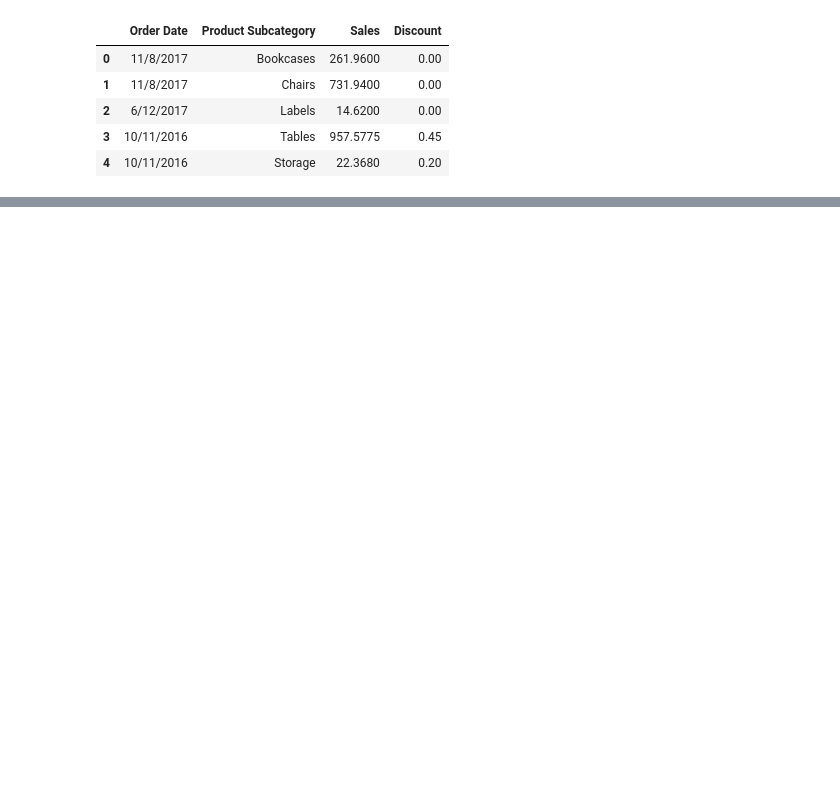
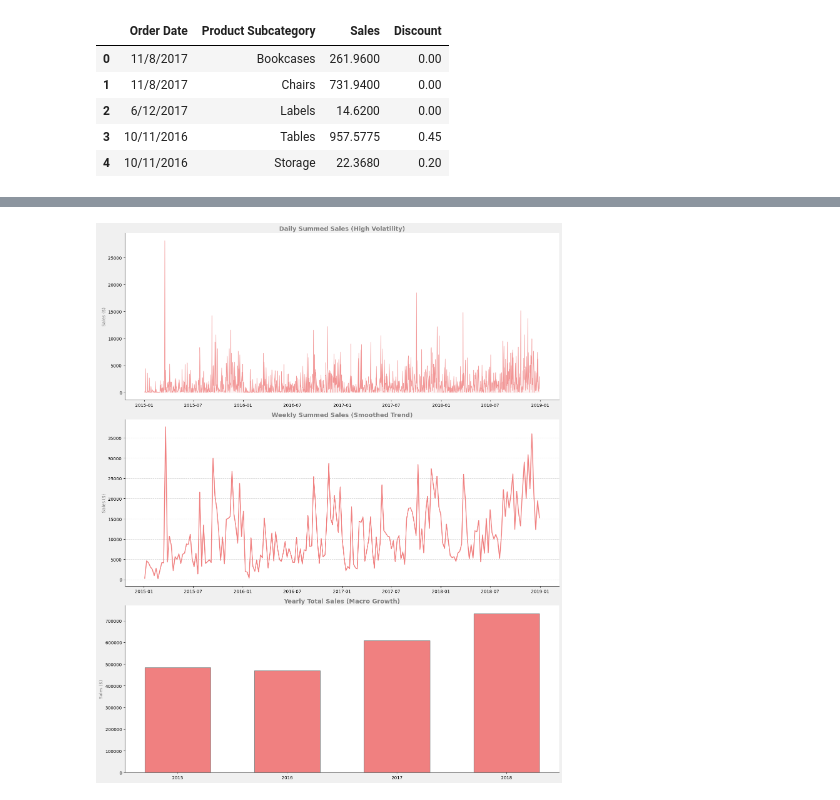
Before and after one commit to ethanhopkins101/DataScience-Projects, a Jupyter notebook: freelancing/mba/mba.ipynb, the cells around one changed output, grey strips where cells are left out. Saved outputs shown, nothing was run; the diff lists cells and outputs as text; code cells hidden in the pictures; blank space fills up the shorter version.

```diff
--- a/freelancing/mba/mba.ipynb
+++ b/freelancing/mba/mba.ipynb
@@ -179,0 +289,15 @@ len(df['Product Subcategory'].unique())
+# %%
+# 1. Pivot the data: Rows = Date, Columns = Subcategory, Values = Sales
+# This makes the index UNIQUE (one row per day)
+df_pivot = df.pivot_table(index='Order Date',
+                          columns='Product Subcategory',
+                          values='Sales',
+                          aggfunc='sum').fillna(0)
+
+# 2. Now Reindex works! (1,458 rows x 17 subcategories)
+full_range = pd.date_range(start='2015-01-03', end='2018-12-30')
+df_final = df_pivot.reindex(full_range, fill_value=0)
+
+# 3. Optional: Melt it back to "Long" format if you prefer that for XGBoost
+df_long = df_final.reset_index().melt(id_vars='index', var_name='Subcategory', value_name='Sales')
+df_long.rename(columns={'index': 'Order Date'}, inplace=True)
@@ -179,0 +313,44 @@ len(df['Product Subcategory'].unique())
+# %%
+import matplotlib.pyplot as plt
+
+# Ensure 'Order Date' is datetime and set as index for resampling
+df_long['Order Date'] = pd.to_datetime(df_long['Order Date'])
+temp_df = df_long.set_index('Order Date')
+
+# Resampling data
+# We group by the index and sum the sales for each period
+daily_res = temp_df['Sales'].resample('D').sum()
+weekly_res = temp_df['Sales'].resample('W').sum()
+yearly_res = temp_df['Sales'].resample('Y').sum()
+
+# Plotting Configuration
+fig, axes = plt.subplots(3, 1, figsize=(15, 18), facecolor='#f0f0f0')
+colors = {'red': '#f08080', 'gray': '#808080'} # Light milky red and gray
+
+# --- Subplot 1: Daily Sales ---
+axes[0].plot(daily_res.index, daily_res.values, color=colors['red'], linewidth=1, alpha=0.8)
+axes[0].set_title('Daily Summed Sales (High Volatility)', fontsize=14, fontweight='bold', color=colors['gray'])
+axes[0].fill_between(daily_res.index, daily_res.values, color=colors['red'], alpha=0.1)
+
+# --- Subplot 2: Weekly Sales ---
+axes[1].plot(weekly_res.index, weekly_res.values, color=colors['red'], linewidth=2)
+axes[1].set_title('Weekly Summed Sales (Smoothed Trend)', fontsize=14, fontweight='bold', color=colors['gray'])
+axes[1].grid(True, axis='y', linestyle='--', alpha=0.5)
+
+# --- Subplot 3: Yearly Sales ---
+# Using a bar chart for yearly to emphasize annual totals
+years = yearly_res.index.year.astype(str)
+axes[2].bar(years, yearly_res.values, color=colors['red'], edgecolor=colors['gray'], width=0.6)
+axes[2].set_title('Yearly Total Sales (Macro Growth)', fontsize=14, fontweight='bold', color=colors['gray'])
+
+# Aesthetic adjustments
+for ax in axes:
+    ax.set_facecolor('white')
+    ax.spines['top'].set_visible(False)
+    ax.spines['right'].set_visible(False)
+    ax.set_ylabel('Sales ($)', color=colors['gray'])
+
+plt.tight_layout()
+plt.show()
+# %% [output]
+[figure, added]
```
Also changed, not shown: parts of 13 cells of this notebook.
